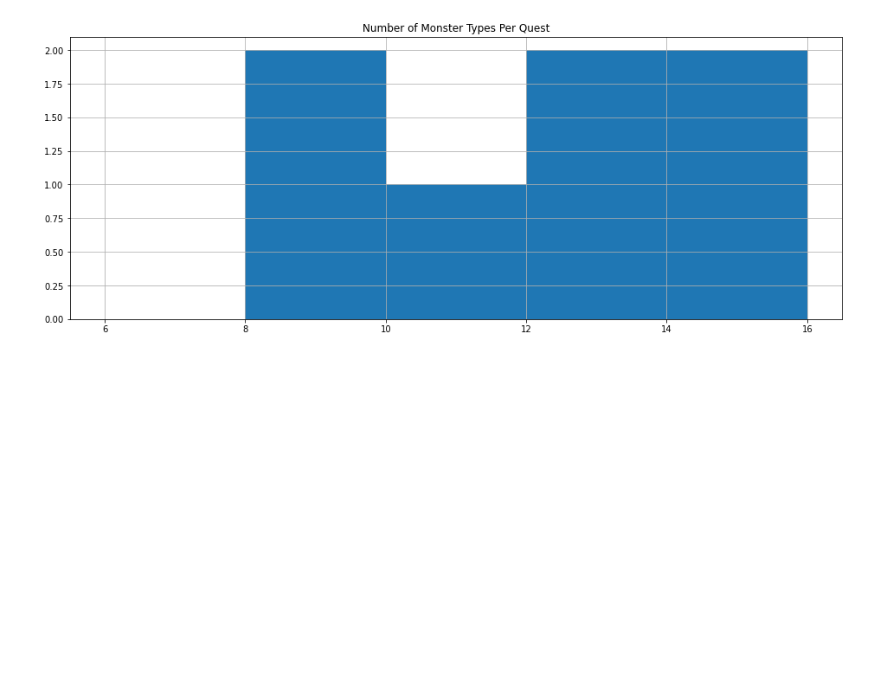
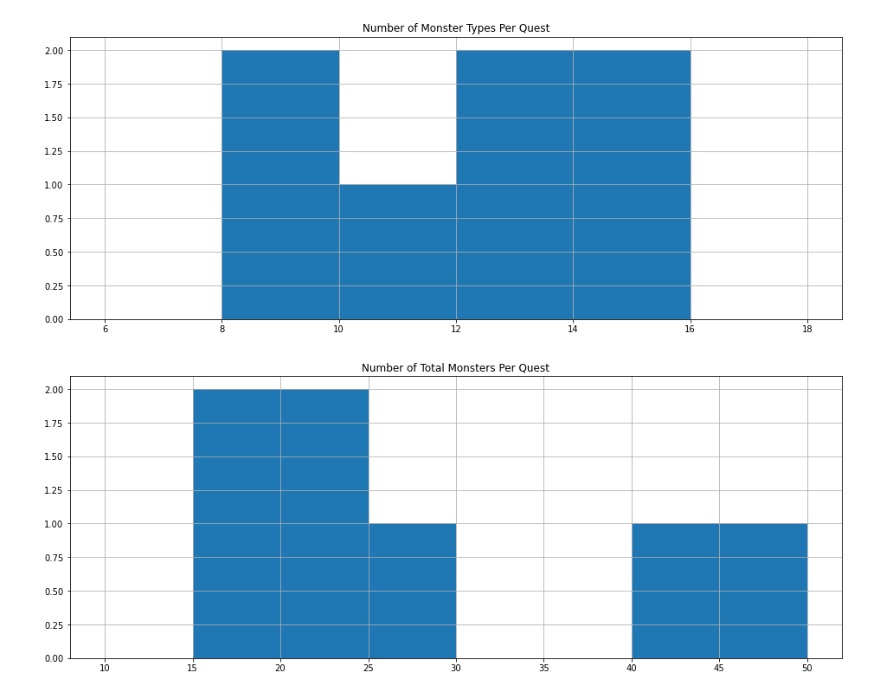
Before and after one commit to KevinCarr42/Descent_AI, a Jupyter notebook: quest_EDA.ipynb, the cells around one changed output. Cells and saved outputs as stored; diff of their text form; code cells hidden in the pictures; blank space fills up the shorter version.

Commit message:
updated EDA and calcs to improve consistency with original quests

```diff
--- a/quest_EDA.ipynb
+++ b/quest_EDA.ipynb
@@ -49,9 +86,17 @@ plt.show()
 # %%
 df.loc[df.encounter.str.contains('TOTAL'), 'monster_types'].hist(
     figsize=(16,6),
-    bins=[x*2+6 for x in range(6)],
+    bins=[x*2+6 for x in range(7)],
 )
 plt.title('Number of Monster Types Per Quest')
 plt.show()
+
+df.loc[df.encounter.str.contains('TOTAL'), 'n_monsters'].hist(
+    figsize=(16,6),
+    bins=[x*5+10 for x in range(9)],
+)
+plt.title('Number of Total Monsters Per Quest')
+plt.show()
 # %% [output]
-[figure, old version]
+[figure, new version]
+[figure, added]
```
Also changed, not shown: parts of 6 cells of this notebook, 3 other files.
